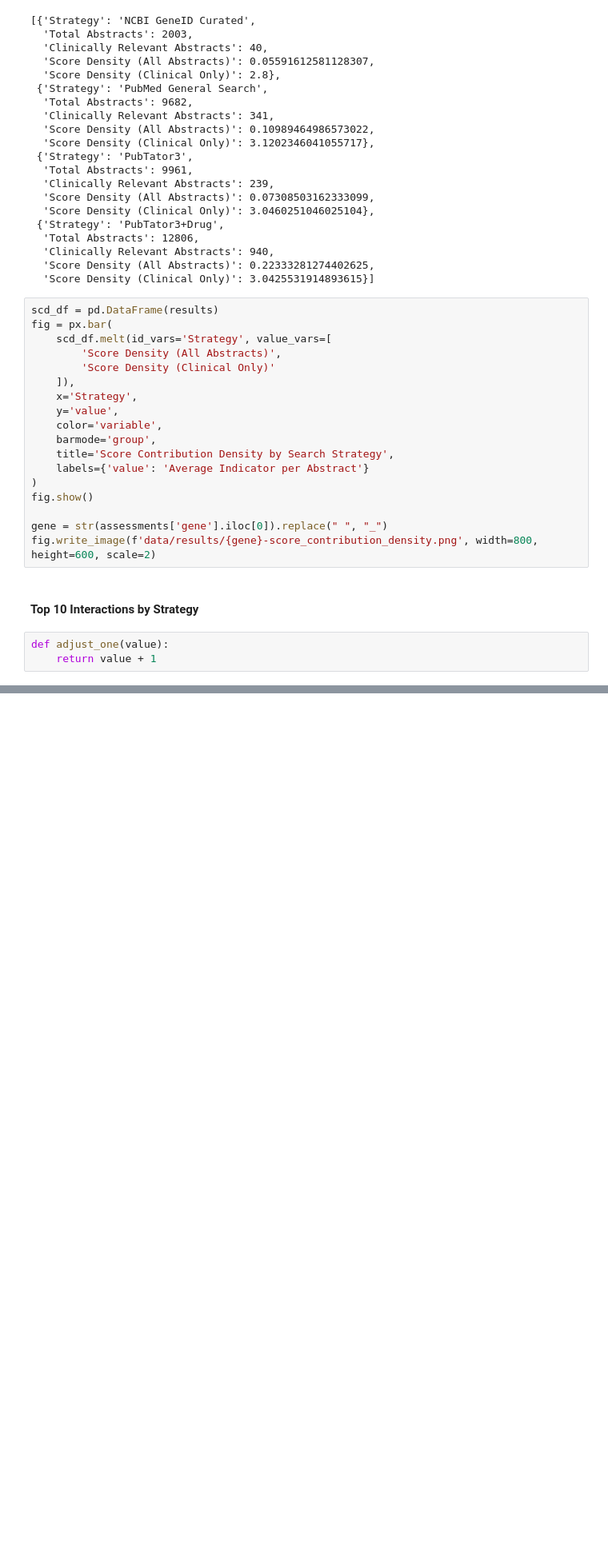
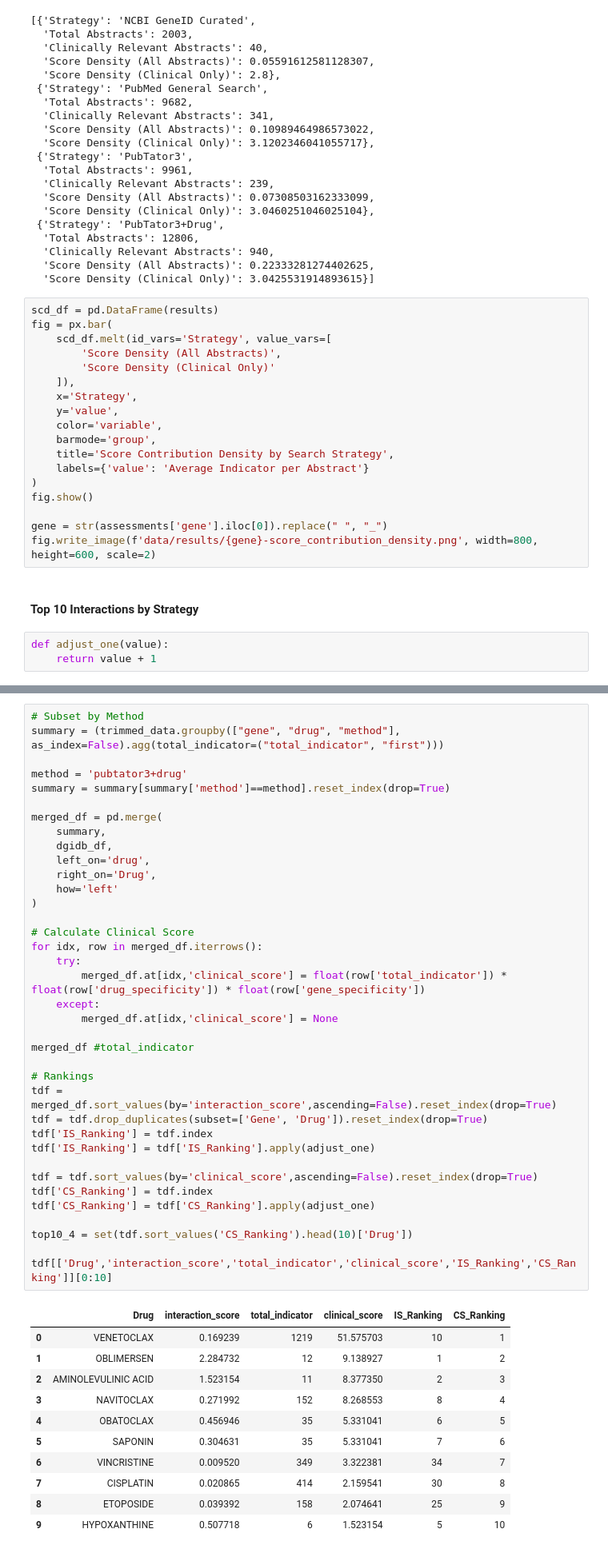
Before and after one commit to mcannon068nw/clinical-score-2, a Jupyter notebook: research/example-3.ipynb, the cells around one changed output, grey strips where cells are left out. Shown at 80% size. Cells and saved outputs as stored; diff of their text form; blank space fills up the shorter version.

```diff
--- a/research/example-3.ipynb
+++ b/research/example-3.ipynb
@@ -431 +482,50 @@ def adjust_one(value):
+# %%
+# Subset by Method
+summary = (trimmed_data.groupby(["gene", "drug", "method"], as_index=False).agg(total_indicator=("total_indicator", "first")))
+
+method = 'pubtator3+drug'
+summary = summary[summary['method']==method].reset_index(drop=True)
+
+merged_df = pd.merge(
+    summary,
+    dgidb_df,
+    left_on='drug',
+    right_on='Drug',
+    how='left'
+)
+
+# Calculate Clinical Score
+for idx, row in merged_df.iterrows():
+    try:
+        merged_df.at[idx,'clinical_score'] = float(row['total_indicator']) * float(row['drug_specificity']) * float(row['gene_specificity'])
+    except:
+        merged_df.at[idx,'clinical_score'] = None
+
+merged_df #total_indicator
+
+# Rankings
+tdf = merged_df.sort_values(by='interaction_score',ascending=False).reset_index(drop=True)
+tdf = tdf.drop_duplicates(subset=['Gene', 'Drug']).reset_index(drop=True)
+tdf['IS_Ranking'] = tdf.index
+tdf['IS_Ranking'] = tdf['IS_Ranking'].apply(adjust_one)
+
+tdf = tdf.sort_values(by='clinical_score',ascending=False).reset_index(drop=True)
+tdf['CS_Ranking'] = tdf.index
+tdf['CS_Ranking'] = tdf['CS_Ranking'].apply(adjust_one)
+
+top10_4 = set(tdf.sort_values('CS_Ranking').head(10)['Drug'])
+
+tdf[['Drug','interaction_score','total_indicator','clinical_score','IS_Ranking','CS_Ranking']][0:10]
+# %% [output]
+|  | Drug | interaction_score | total_indicator | clinical_score | IS_Ranking | CS_Ranking |
+| 0 | VENETOCLAX | 0.169239 | 1219 | 51.575703 | 10 | 1 |
+| 1 | OBLIMERSEN | 2.284732 | 12 | 9.138927 | 1 | 2 |
+| 2 | AMINOLEVULINIC ACID | 1.523154 | 11 | 8.377350 | 2 | 3 |
+| 3 | NAVITOCLAX | 0.271992 | 152 | 8.268553 | 8 | 4 |
+| 4 | OBATOCLAX | 0.456946 | 35 | 5.331041 | 6 | 5 |
+| 5 | SAPONIN | 0.304631 | 35 | 5.331041 | 7 | 6 |
+| 6 | VINCRISTINE | 0.009520 | 349 | 3.322381 | 34 | 7 |
+| 7 | CISPLATIN | 0.020865 | 414 | 2.159541 | 30 | 8 |
+| 8 | ETOPOSIDE | 0.039392 | 158 | 2.074641 | 25 | 9 |
+| 9 | HYPOXANTHINE | 0.507718 | 6 | 1.523154 | 5 | 10 |
 # %%
```
Also changed, not shown: parts of 6 cells of this notebook.
